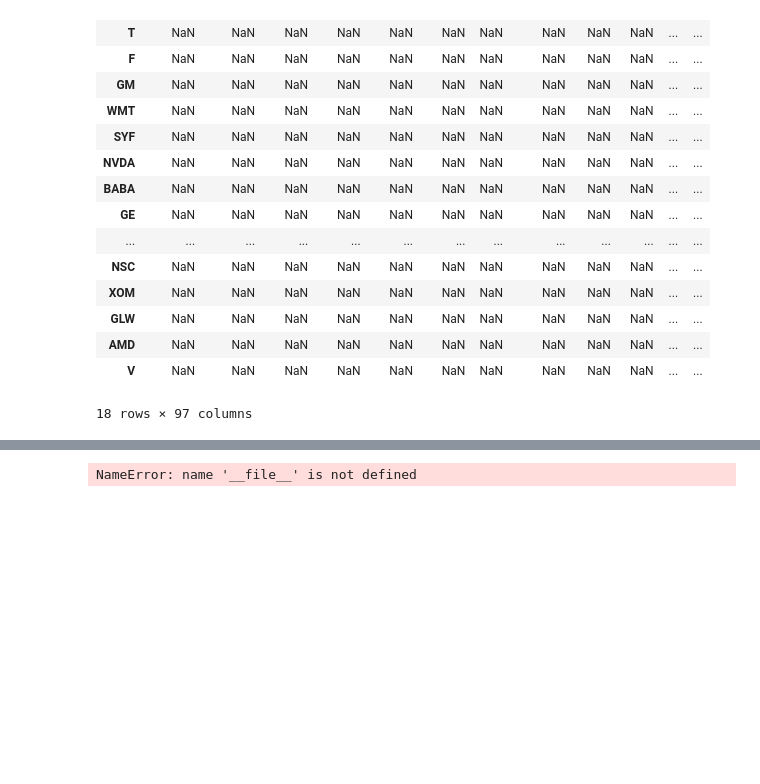
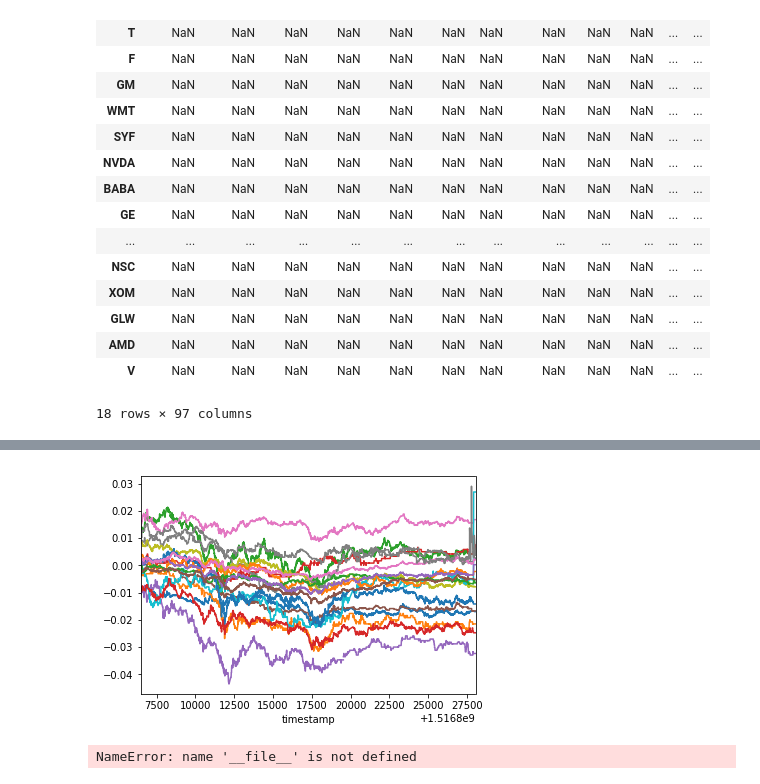
Before and after one commit to NicholasBallard/stock-trading, a Jupyter notebook: stock_trader/scratchpad.ipynb, the cells around one changed output, grey strips where cells are left out. Drawn from its saved outputs; the diff is of its cells as text; code cells hidden in the pictures; blank space fills up the shorter version.

Commit message:
updated scratchpad with window functions and pivot table

```diff
--- a/stock_trader/scratchpad.ipynb
+++ b/stock_trader/scratchpad.ipynb
@@ -206,0 +209,4 @@ Name: rollin, Length: 100170, dtype: float64
+# %%
+import numpy as np
+table = pd.pivot_table(df, index='timestamp', columns=['symbol'], values='delta')
+table
@@ -207 +233,9 @@ Name: rollin, Length: 100170, dtype: float64
+# %%
+%matplotlib inline
+import matplotlib.pyplot as plt
+
+table.plot(legend=False)
+plt.show()
+# %% [output]
+[figure, added]
 # %%
```
Also changed, not shown: parts of 4 cells of this notebook.
